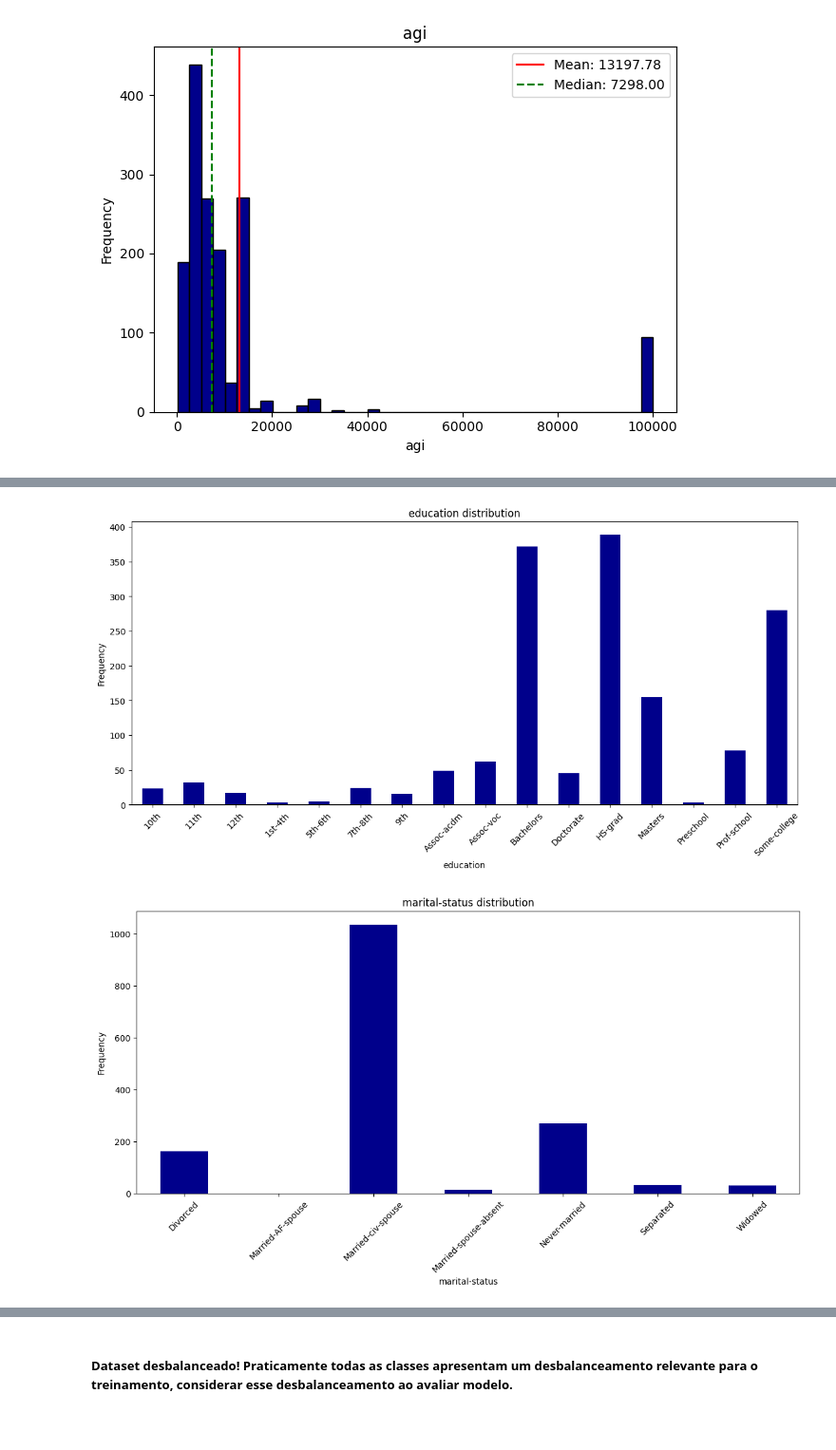
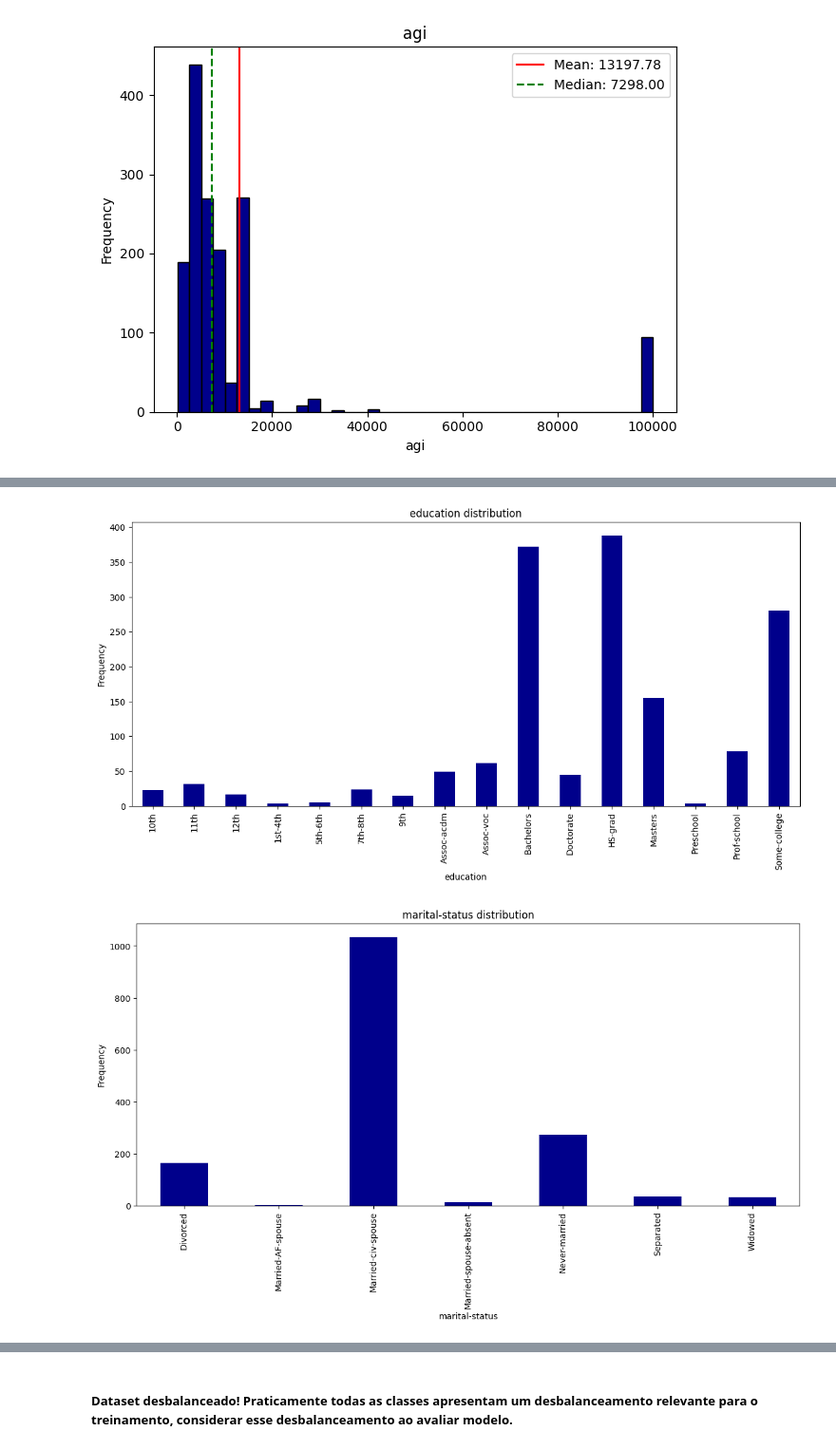
Before and after one commit to RaffaellaSantos/rede_mlp, a Jupyter notebook: Topicos1-2026.1-Tarefa2.ipynb, the cells around one changed output, grey strips where cells are left out. Shown at 95% size. Saved outputs shown, nothing was run; the diff lists cells and outputs as text; code cells hidden in the pictures; blank space fills up the shorter version.

```diff
--- a/Topicos1-2026.1-Tarefa2.ipynb
+++ b/Topicos1-2026.1-Tarefa2.ipynb
@@ -117,11 +117,9 @@ for nf in num_features:
 cat_features = ['workclass', 'education', 'marital-status', 'occupation', 'relationship', 'race', 'sex', 'native-country']
 
 for cf in cat_features:
-    cols = df_adult.filter(regex=f"^{cf}_")
     df_adult_clean[cf].value_counts().sort_index().plot(kind='bar', color='darkblue', figsize=(14,6))
     plt.title(f'{cf} distribution')
     plt.xlabel(cf)
     plt.ylabel('Frequency')
-    plt.xticks(rotation=45)
     plt.show()
 # %% [output]
@@ -129,2 +127,2 @@ for cf in cat_features:
-[figure, old version]
+[figure, new version]
-[figure, old version]
+[figure, new version]
```
Also changed, not shown: parts of 4 cells of this notebook.
